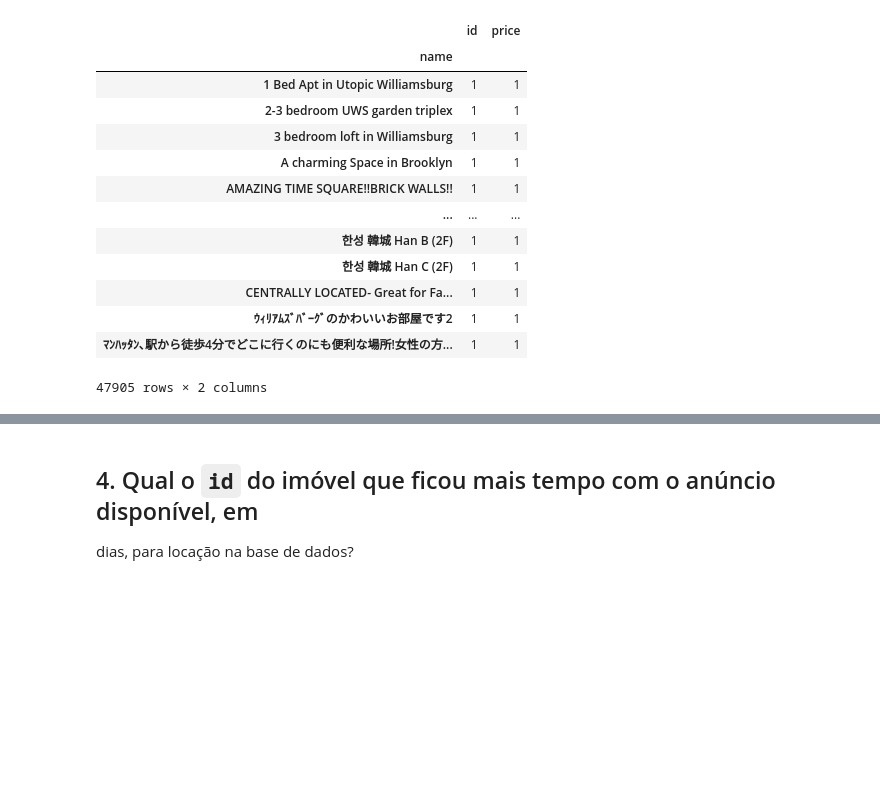
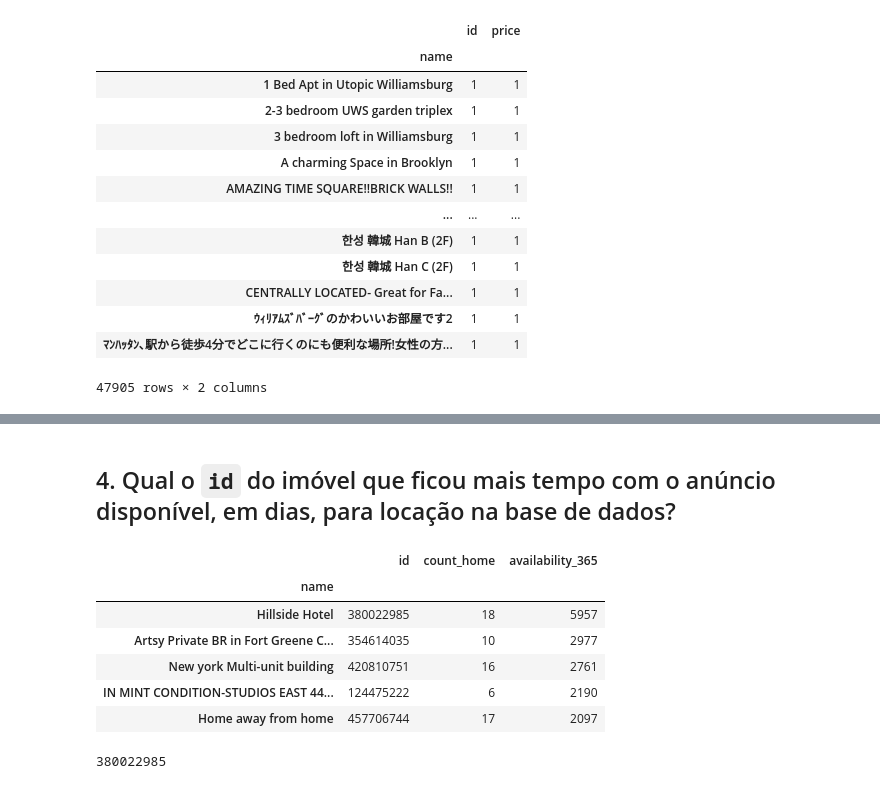
Before and after one commit to alessandra-barbosa/House-Rocket-Insights, a Jupyter notebook: Projeto_final_certificaçao.ipynb, the cells around one changed output, grey strips where cells are left out. Cells and saved outputs as stored; diff of their text form; code cells hidden in the pictures; blank space fills up the shorter version.

```diff
--- a/Projeto_final_certificaçao.ipynb
+++ b/Projeto_final_certificaçao.ipynb
@@ -270,3 +270,16 @@ df[['id','name','count_home']].groupby(['name']).sum('count_home').sort_values('
 # %% [markdown]
-## 4. Qual o `id` do imóvel que ficou mais tempo com o anúncio disponível, em
-dias, para locação na base de dados?
+## 4. Qual o `id` do imóvel que ficou mais tempo com o anúncio disponível, em dias, para locação na base de dados?
+# %%
+df[['id','name','count_home','availability_365']].groupby(['name']).sum('count_home').sort_values('availability_365', ascending=False).head()
+# %% [output]
+|  | id | count_home | availability_365 |
+| name |  |  |  |
+| Hillside Hotel | 380022985 | 18 | 5957 |
+| Artsy Private BR in Fort Greene C... | 354614035 | 10 | 2977 |
+| New york Multi-unit building | 420810751 | 16 | 2761 |
+| IN MINT CONDITION-STUDIOS EAST 44... | 124475222 | 6 | 2190 |
+| Home away from home | 457706744 | 17 | 2097 |
+# %%
+df[['id','name','count_home','availability_365']].groupby(['name']).sum('count_home').sort_values('availability_365', ascending=False).reset_index(drop=True)['id'][0]
+# %% [output]
+380022985
```
Also changed, not shown: parts of 13 cells of this notebook.
